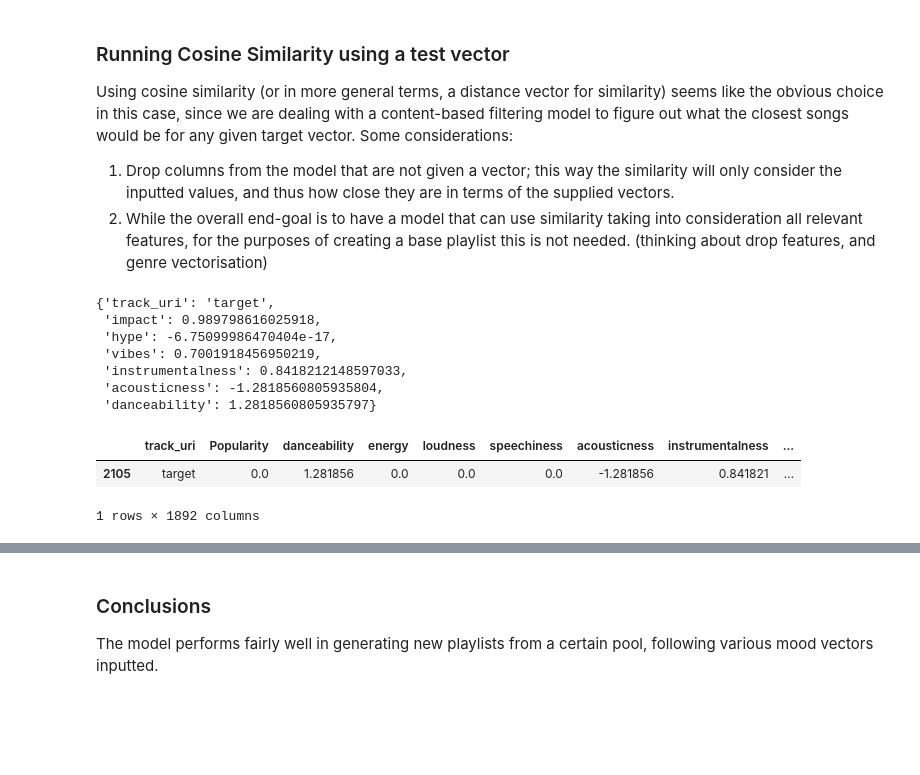
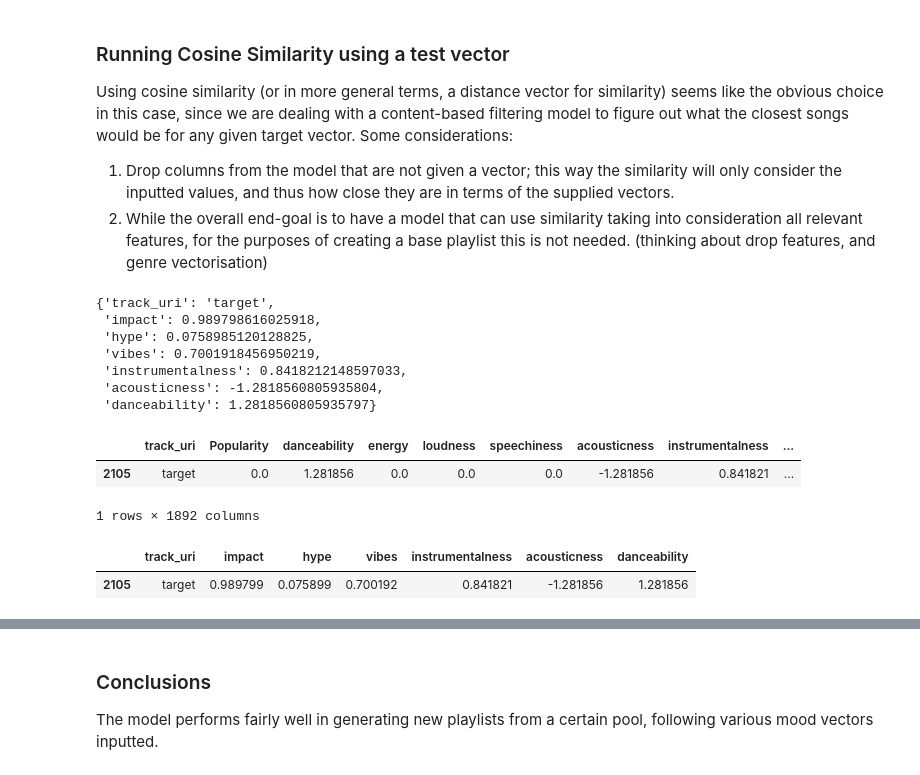
Before and after one commit to mywk94/Spotify-Playlist-Generator, a Jupyter notebook: Capstone_Public.ipynb, the cells around one changed output, grey strips where cells are left out. Saved outputs shown, nothing was run; the diff lists cells and outputs as text; code cells hidden in the pictures; blank space fills up the shorter version.

```diff
--- a/Capstone_Public.ipynb
+++ b/Capstone_Public.ipynb
@@ -693,7 +693,7 @@ Using cosine similarity (or in more general terms, a distance vector for similar
 # Testing cosine similarity with dummy solve value
 test_vector = {'track_uri':'target',
                'impact':0.8,
-               'hype':0.5,
+               'hype':0.55,
                'vibes':0.75,
                'instrumentalness':0.8,
                'speechiness':0.5,
@@ -703,7 +703,7 @@ test_vector = {'track_uri':'target',
 
 # Drop any vectors that are around 0.5; in other words, neither -ve nor +ve vector
 list_drop = []
-for vec in [i for i in test_vector.keys() if i not in ['track_uri','impact','vibes','hype']]:
+for vec in [i for i in test_vector.keys() if i not in ['track_uri','vibes']]:
     if round(test_vector[vec],1) == 0.5: list_drop = list_drop + [vec]
 
 for vec in list_drop: test_vector.pop(vec)
@@ -718,7 +718,7 @@ test_vector
 # %% [output]
 {'track_uri': 'target',
  'impact': 0.989798616025918,
- 'hype': -6.75099986470404e-17,
+ 'hype': 0.0758985120128825,
  'vibes': 0.7001918456950219,
  'instrumentalness': 0.8418212148597033,
  'acousticness': -1.2818560805935804,
@@ -734,5 +735,12 @@ df_test[df_test['track_uri'] == 'target']
 |  | track_uri | Popularity | danceability | energy | loudness | speechiness | acousticness | instrumentalness | ... |
 | 2105 | target | 0.0 | 1.281856 | 0.0 | 0.0 | 0.0 | -1.281856 | 0.841821 | ... |
 1 rows × 1892 columns
+# %%
+# Remove unnecessary vectors in the dataframe
+df_test = df_test[test_vector.keys()]
+df_test[df_test['track_uri'] == 'target']
+# %% [output]
+|  | track_uri | impact | hype | vibes | instrumentalness | acousticness | danceability |
+| 2105 | target | 0.989799 | 0.075899 | 0.700192 | 0.841821 | -1.281856 | 1.281856 |
 # %%
 # Applying cosine similarity
```
Also changed, not shown: parts of 3 cells of this notebook, 4 other files.
